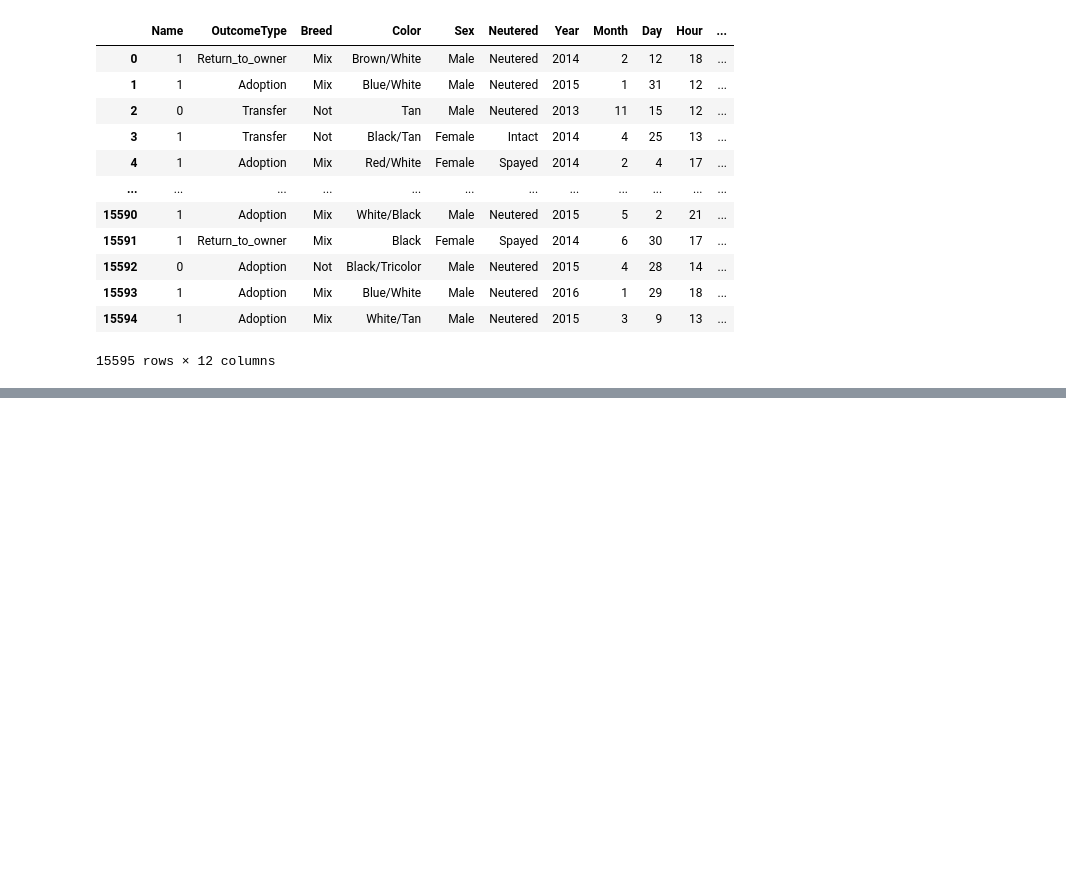
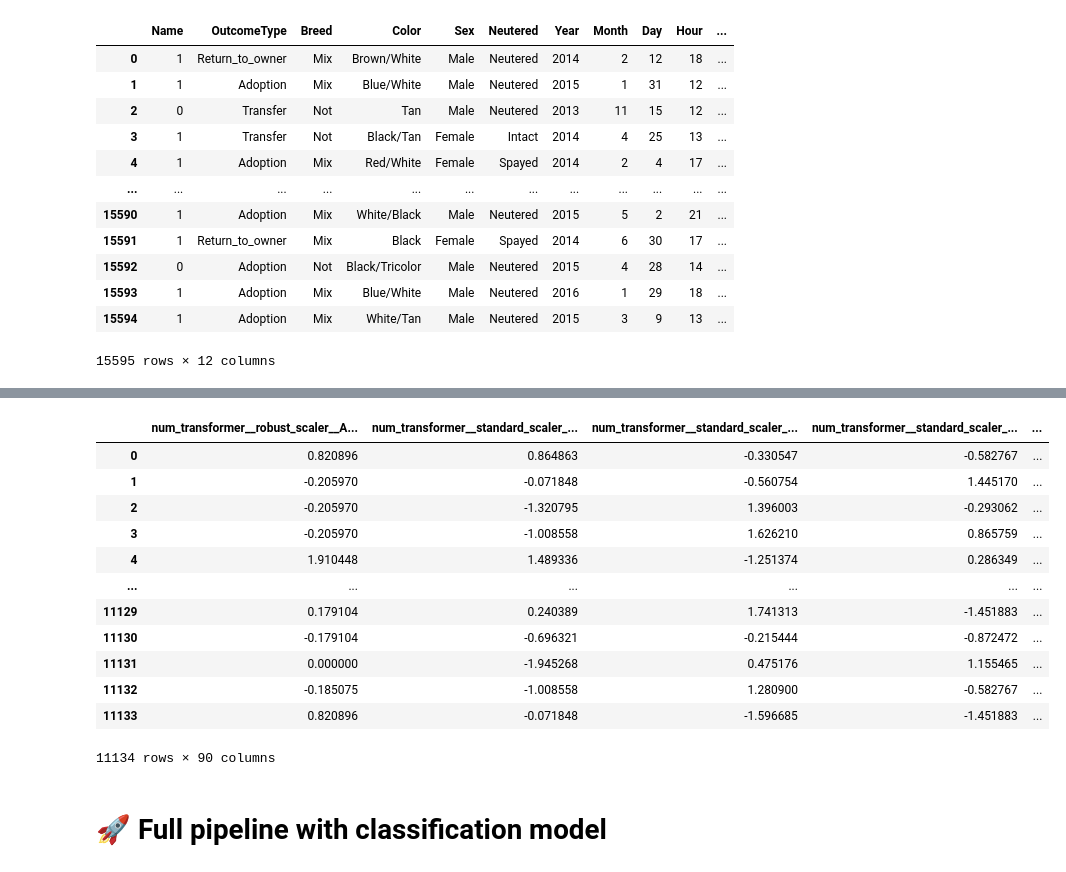
Before and after one commit to Clement733/animal_shelter_predi, a Jupyter notebook: animal_prediction.ipynb, the cells around one changed output, grey strips where cells are left out. Cells and saved outputs as stored; diff of their text form; code cells hidden in the pictures; blank space fills up the shorter version.

```diff
--- a/animal_prediction.ipynb
+++ b/animal_prediction.ipynb
@@ -603,0 +756,19 @@ cat_train_num_scaled.head()
+# %%
+fully_preprocessed_cat_train = preprocessor.fit_transform(cat_train)
+fully_preprocessed_cat_train
+# %% [output]
+|  | num_transformer__robust_scaler__A... | num_transformer__standard_scaler_... | num_transformer__standard_scaler_... | num_transformer__standard_scaler_... | ... |
+| 0 | 0.820896 | 0.864863 | -0.330547 | -0.582767 | ... |
+| 1 | -0.205970 | -0.071848 | -0.560754 | 1.445170 | ... |
+| 2 | -0.205970 | -1.320795 | 1.396003 | -0.293062 | ... |
+| 3 | -0.205970 | -1.008558 | 1.626210 | 0.865759 | ... |
+| 4 | 1.910448 | 1.489336 | -1.251374 | 0.286349 | ... |
+| ... | ... | ... | ... | ... | ... |
+| 11129 | 0.179104 | 0.240389 | 1.741313 | -1.451883 | ... |
+| 11130 | -0.179104 | -0.696321 | -0.215444 | -0.872472 | ... |
+| 11131 | 0.000000 | -1.945268 | 0.475176 | 1.155465 | ... |
+| 11132 | -0.185075 | -1.008558 | 1.280900 | -0.582767 | ... |
+| 11133 | 0.820896 | -0.071848 | -1.596685 | -1.451883 | ... |
+11134 rows × 90 columns
+# %% [markdown]
+# 🚀 Full pipeline with classification model
```
Also changed, not shown: parts of 67 cells of this notebook.
